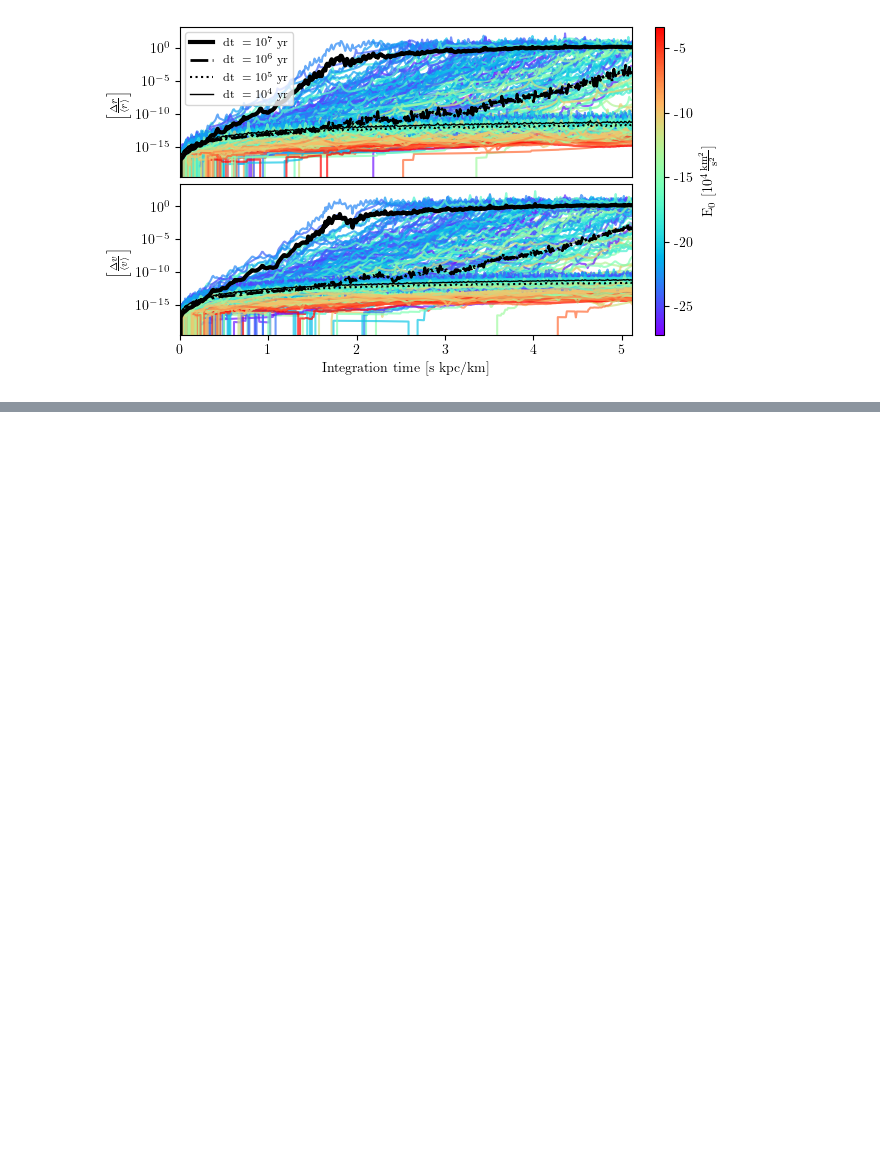
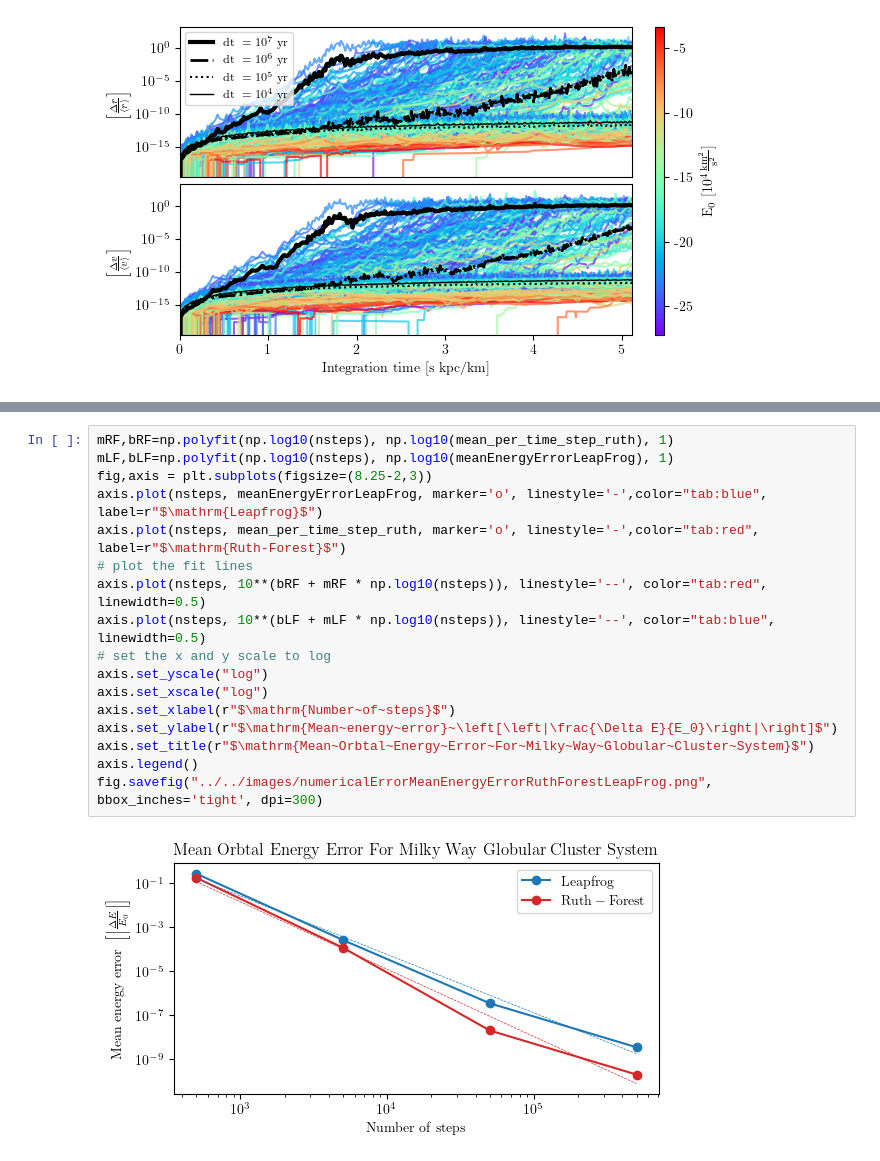
Before and after one commit to salvatore-ferrone/phd-thesis-ferrone, a Jupyter notebook: demos/numericalError/NumericalError.ipynb, the cells around one changed output, grey strips where cells are left out. Drawn from its saved outputs; the diff is of its cells as text; blank space fills up the shorter version.

```diff
--- a/demos/numericalError/NumericalError.ipynb
+++ b/demos/numericalError/NumericalError.ipynb
@@ -220,0 +322,19 @@ fig.savefig("../../images/numericalErrorReverseIntegration.png",bbox_inches='tig
+# %%
+mRF,bRF=np.polyfit(np.log10(nsteps), np.log10(mean_per_time_step_ruth), 1)
+mLF,bLF=np.polyfit(np.log10(nsteps), np.log10(meanEnergyErrorLeapFrog), 1)
+fig,axis = plt.subplots(figsize=(8.25-2,3))
+axis.plot(nsteps, meanEnergyErrorLeapFrog, marker='o', linestyle='-',color="tab:blue", label=r"$\mathrm{Leapfrog}$")
+axis.plot(nsteps, mean_per_time_step_ruth, marker='o', linestyle='-',color="tab:red", label=r"$\mathrm{Ruth-Forest}$")
+# plot the fit lines
+axis.plot(nsteps, 10**(bRF + mRF * np.log10(nsteps)), linestyle='--', color="tab:red", linewidth=0.5)
+axis.plot(nsteps, 10**(bLF + mLF * np.log10(nsteps)), linestyle='--', color="tab:blue", linewidth=0.5)
+# set the x and y scale to log
+axis.set_yscale("log")
+axis.set_xscale("log")
+axis.set_xlabel(r"$\mathrm{Number~of~steps}$")
+axis.set_ylabel(r"$\mathrm{Mean~energy~error}~\left[\left|\frac{\Delta E}{E_0}\right|\right]$")
+axis.set_title(r"$\mathrm{Mean~Orbtal~Energy~Error~For~Milky~Way~Globular~Cluster~System}$")
+axis.legend()
+fig.savefig("../../images/numericalErrorMeanEnergyErrorRuthForestLeapFrog.png", bbox_inches='tight', dpi=300)
+# %% [output]
+[figure, added]
```
Also changed, not shown: parts of 15 cells of this notebook, 5 other files.
